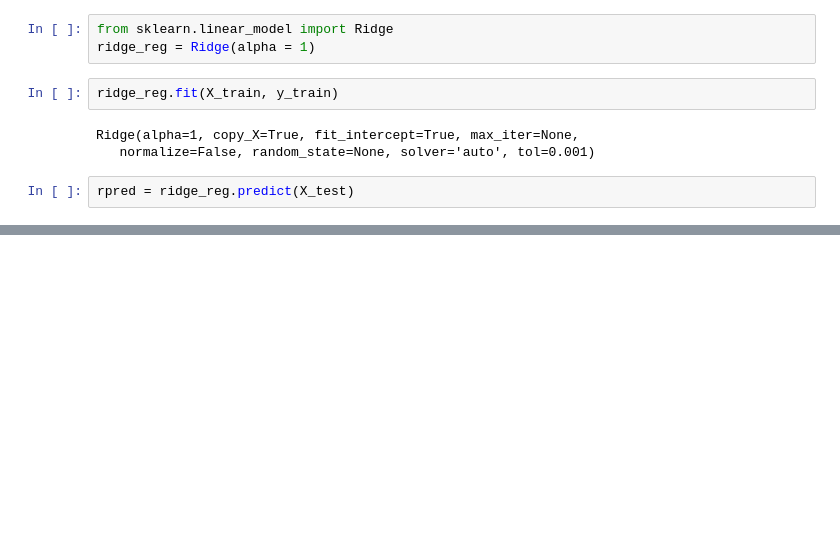
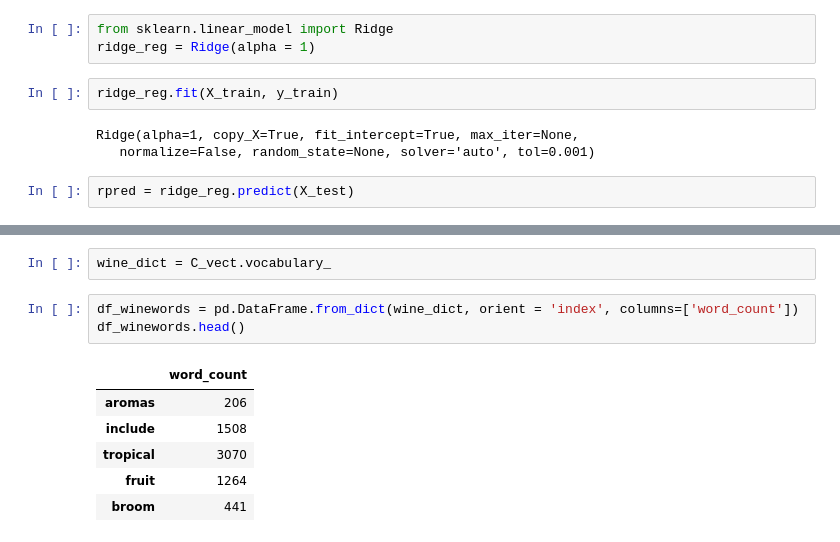
Before and after one commit to BLouie2/GA-ClassProjects, a Jupyter notebook: Wine - Final Project.ipynb, the cells around one changed output, grey strips where cells are left out. Drawn from its saved outputs; the diff is of its cells as text; blank space fills up the shorter version.

```diff
--- a/Wine - Final Project.ipynb
+++ b/Wine - Final Project.ipynb
@@ -649,0 +644,12 @@ array([ 7.32270347e-03,  1.24208584e-01,  1.41082871e-01,  2.34202711e-01,
+# %%
+wine_dict = C_vect.vocabulary_
+# %%
+df_winewords = pd.DataFrame.from_dict(wine_dict, orient = 'index', columns=['word_count'])
+df_winewords.head()
+# %% [output]
+|  | word_count |
+| aromas | 206 |
+| include | 1508 |
+| tropical | 3070 |
+| fruit | 1264 |
+| broom | 441 |
```
Also changed, not shown: parts of 27 cells of this notebook.
